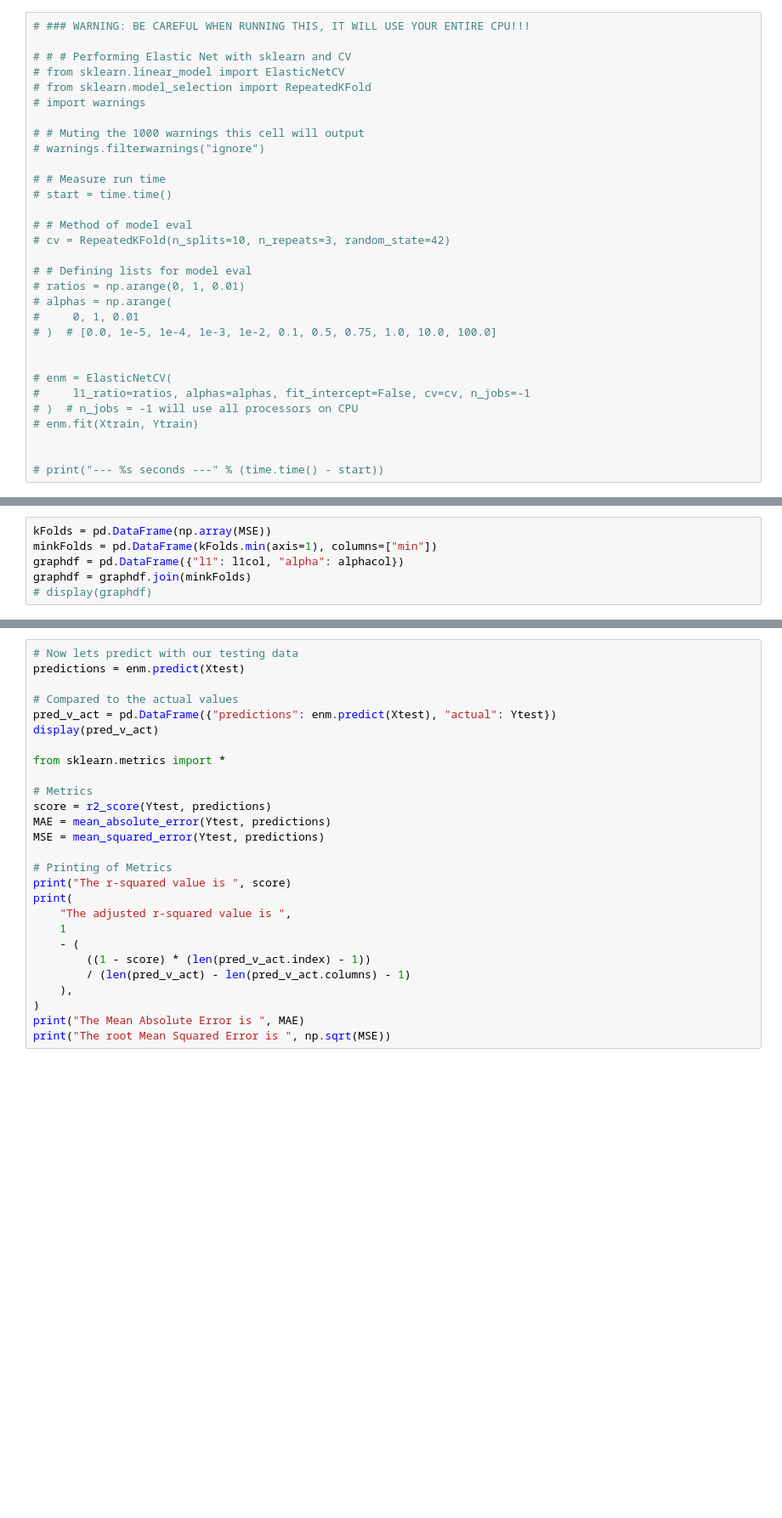
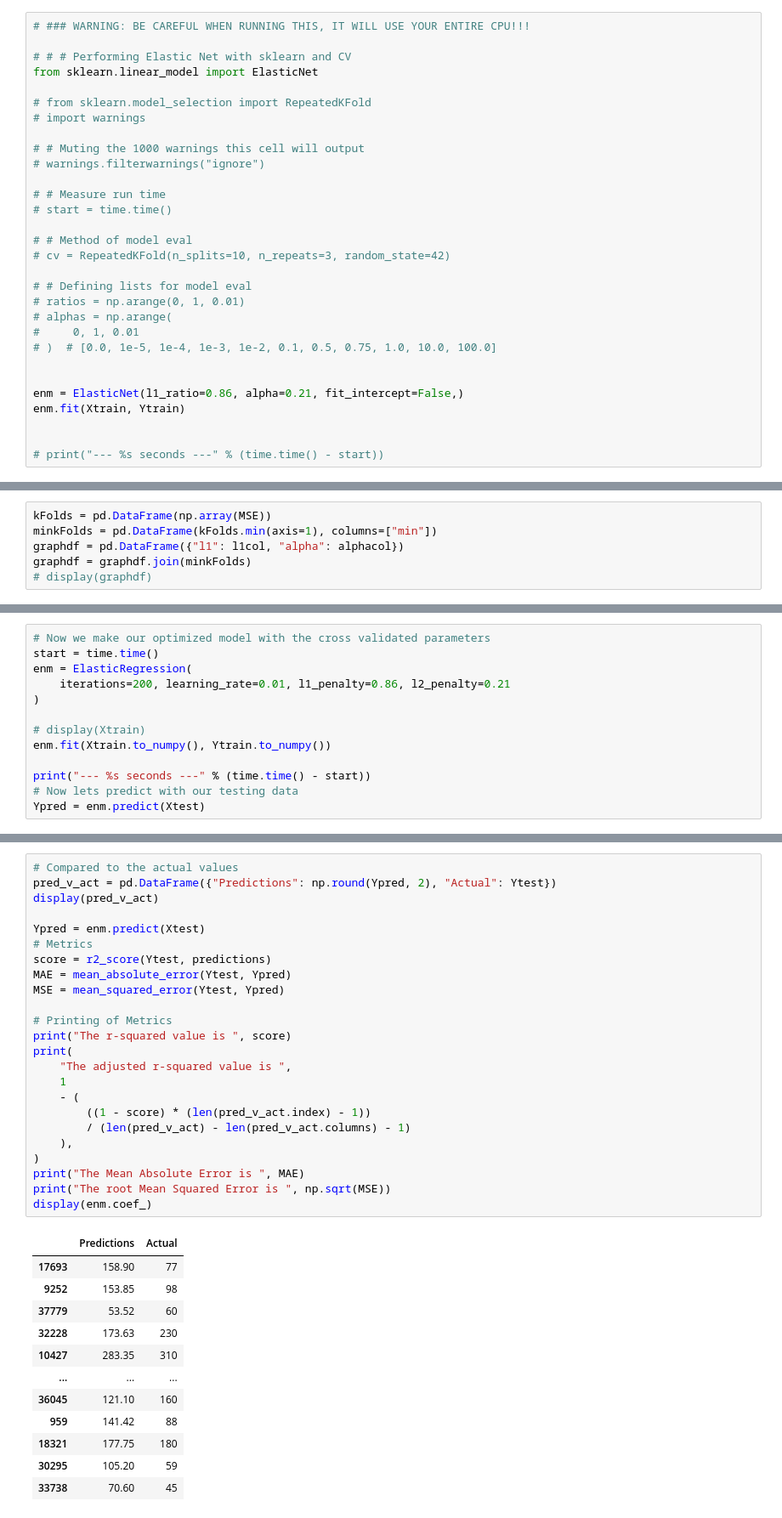
Before and after one commit to Sgipn/Airbnb_PricePred, a Jupyter notebook: notebooks/Elastic Net Regression.ipynb, the cells around one changed output, grey strips where cells are left out. Shown at 85% size. Cells and saved outputs as stored; diff of their text form; blank space fills up the shorter version.

```diff
--- a/notebooks/Elastic Net Regression.ipynb
+++ b/notebooks/Elastic Net Regression.ipynb
@@ -493,7 +513,8 @@ figMAE.write_html("../data/3dMAE.html")
 # ### WARNING: BE CAREFUL WHEN RUNNING THIS, IT WILL USE YOUR ENTIRE CPU!!!
 
 # # # Performing Elastic Net with sklearn and CV
-# from sklearn.linear_model import ElasticNetCV
+from sklearn.linear_model import ElasticNet
+
 # from sklearn.model_selection import RepeatedKFold
 # import warnings
 
@@ -513,10 +534,8 @@ figMAE.write_html("../data/3dMAE.html")
 # )  # [0.0, 1e-5, 1e-4, 1e-3, 1e-2, 0.1, 0.5, 0.75, 1.0, 10.0, 100.0]
 
 
-# enm = ElasticNetCV(
-#     l1_ratio=ratios, alphas=alphas, fit_intercept=False, cv=cv, n_jobs=-1
-# )  # n_jobs = -1 will use all processors on CPU
-# enm.fit(Xtrain, Ytrain)
+enm = ElasticNet(l1_ratio=0.86, alpha=0.21, fit_intercept=False,)
+enm.fit(Xtrain, Ytrain)
 
 
 # print("--- %s seconds ---" % (time.time() - start))
@@ -574,0 +613,13 @@ fig.write_html("../data/3dMSE.html")
+# %%
+# Now we make our optimized model with the cross validated parameters
+start = time.time()
+enm = ElasticRegression(
+    iterations=200, learning_rate=0.01, l1_penalty=0.86, l2_penalty=0.21
+)
+
+# display(Xtrain)
+enm.fit(Xtrain.to_numpy(), Ytrain.to_numpy())
+
+print("--- %s seconds ---" % (time.time() - start))
+# Now lets predict with our testing data
+Ypred = enm.predict(Xtest)
@@ -575,27 +629,37 @@ fig.write_html("../data/3dMSE.html")
 # %%
-# Now lets predict with our testing data
-predictions = enm.predict(Xtest)
-
 # Compared to the actual values
-pred_v_act = pd.DataFrame({"predictions": enm.predict(Xtest), "actual": Ytest})
+pred_v_act = pd.DataFrame({"Predictions": np.round(Ypred, 2), "Actual": Ytest})
 display(pred_v_act)
 
-from sklearn.metrics import *
-
+Ypred = enm.predict(Xtest)
 # Metrics
 score = r2_score(Ytest, predictions)
-MAE = mean_absolute_error(Ytest, predictions)
-MSE = mean_squared_error(Ytest, predictions)
+MAE = mean_absolute_error(Ytest, Ypred)
+MSE = mean_squared_error(Ytest, Ypred)
 
 # Printing of Metrics
 print("The r-squared value is ", score)
 print(
     "The adjusted r-squared value is ",
     1
     - (
         ((1 - score) * (len(pred_v_act.index) - 1))
         / (len(pred_v_act) - len(pred_v_act.columns) - 1)
     ),
 )
 print("The Mean Absolute Error is ", MAE)
 print("The root Mean Squared Error is ", np.sqrt(MSE))
+display(enm.coef_)
+# %% [output]
+|  | Predictions | Actual |
+| 17693 | 158.90 | 77 |
+| 9252 | 153.85 | 98 |
+| 37779 | 53.52 | 60 |
+| 32228 | 173.63 | 230 |
+| 10427 | 283.35 | 310 |
+| ... | ... | ... |
+| 36045 | 121.10 | 160 |
+| 959 | 141.42 | 88 |
+| 18321 | 177.75 | 180 |
+| 30295 | 105.20 | 59 |
+| 33738 | 70.60 | 45 |
```
Also changed, not shown: parts of 16 cells of this notebook, 3 other files.
